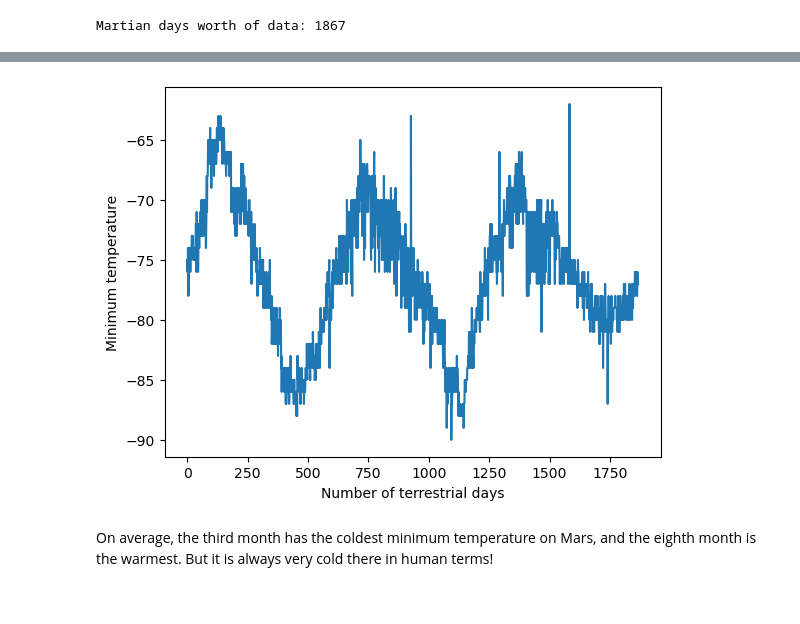
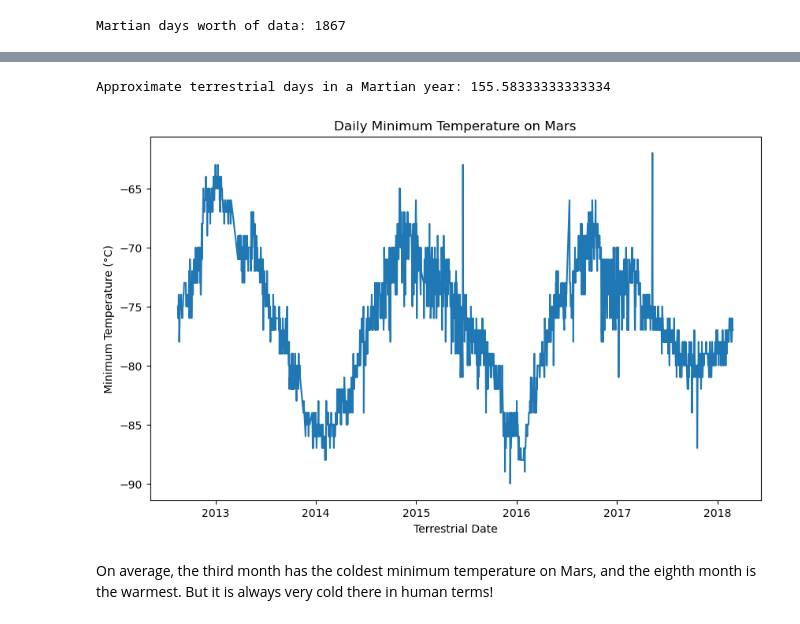
Before and after one commit to mehpree/web-scraping, a Jupyter notebook: part_2_mars_weather.ipynb, the cells around one changed output, grey strips where cells are left out. Cells and saved outputs as stored; diff of their text form; code cells hidden in the pictures.

```diff
--- a/part_2_mars_weather.ipynb
+++ b/part_2_mars_weather.ipynb
@@ -128,7 +128,10 @@ memory usage: 94.9+ KB
 # Change data types for data analysis
 df['terrestrial_date']=pd.to_datetime(df['terrestrial_date'])
 df['sol'] = df['sol'].astype(int)
-df['min_temp']=df['min_temp'].astype(float)
+df['ls'] = df['ls'].astype(int)
+df['month'] = df['month'].astype(int)
+df['min_temp'] = df['min_temp'].astype(float)
+df['pressure'] = df['pressure'].astype(float)
 # %%
 # Confirm type changes were successful by examining data types again
 df.dtypes
@@ -240,16 +258,17 @@ NameError: name 'monthly_avg_pressure' is not defined
 # %%
 # 5. How many terrestrial (earth) days are there in a Martian year?
 earth_days_in_mars_year = num_martian_days / num_months
-print("5. Approximate terrestrial days in a Martian year:", earth_days_in_mars_year)
+print("Approximate terrestrial days in a Martian year:", earth_days_in_mars_year)
 
 plt.figure(figsize=(10, 6))
 plt.plot(df['terrestrial_date'], df['min_temp'])
 plt.xlabel("Terrestrial Date")
 plt.ylabel("Minimum Temperature (°C)")
-plt.title("5. Daily Minimum Temperature on Mars")
+plt.title("Daily Minimum Temperature on Mars")
 plt.show()
 # %% [output]
+Approximate terrestrial days in a Martian year: 155.58333333333334
-[figure, old version]
+[figure, new version]
 # %% [markdown]
 On average, the third month has the coldest minimum temperature on Mars, and the eighth month is the warmest. But it is always very cold there in human terms!
 # %% [markdown]
```
Also changed, not shown: parts of 7 cells of this notebook, 1 other file.
